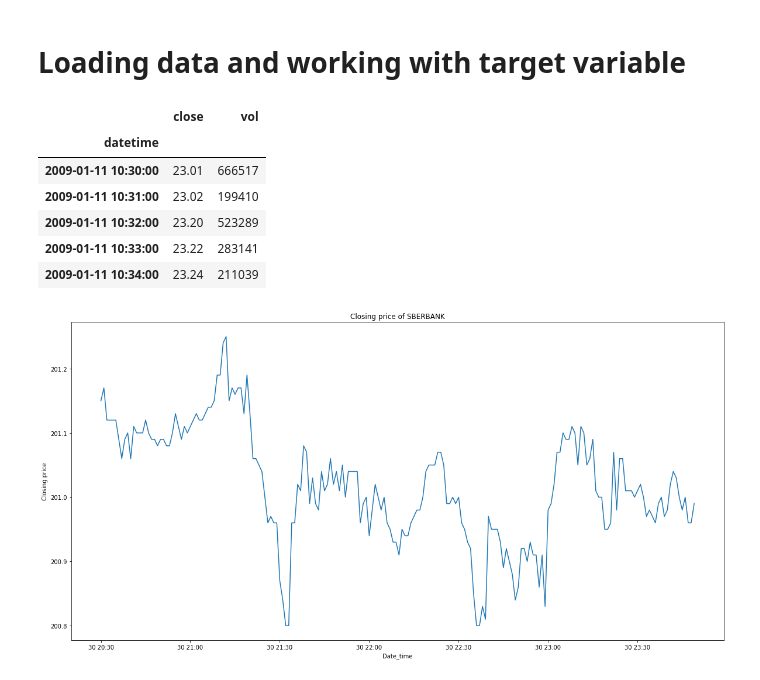
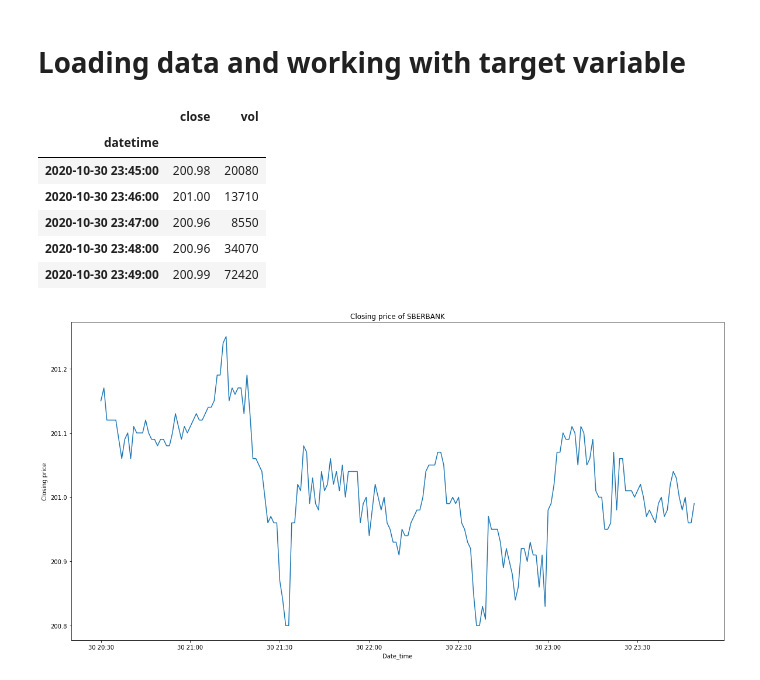
Before and after one commit to Quotermain/sber_stock_analysis, a Jupyter notebook: analysis.ipynb, the cells around one changed output. Saved outputs shown, nothing was run; the diff lists cells and outputs as text; code cells hidden in the pictures.

```diff
--- a/analysis.ipynb
+++ b/analysis.ipynb
@@ -11,21 +13,22 @@ plt.rcParams["figure.figsize"] = (20,10)
 # %%
 data = pd.read_csv(
     'data/SBER.txt',
     usecols=['<DATE>', '<TIME>', '<CLOSE>', '<VOL>'],
-    parse_dates=[['<DATE>', '<TIME>']]
+    parse_dates=[['<DATE>', '<TIME>']],
+    dayfirst=True
 )
 data.columns = ['datetime', 'close', 'vol']
 data.set_index('datetime', inplace=True)
 
-data.head()
+data.tail()
 # %% [output]
 |  | close | vol |
 | datetime |  |  |
-| 2009-01-11 10:30:00 | 23.01 | 666517 |
-| 2009-01-11 10:31:00 | 23.02 | 199410 |
-| 2009-01-11 10:32:00 | 23.20 | 523289 |
-| 2009-01-11 10:33:00 | 23.22 | 283141 |
-| 2009-01-11 10:34:00 | 23.24 | 211039 |
+| 2020-10-30 23:45:00 | 200.98 | 20080 |
+| 2020-10-30 23:46:00 | 201.00 | 13710 |
+| 2020-10-30 23:47:00 | 200.96 | 8550 |
+| 2020-10-30 23:48:00 | 200.96 | 34070 |
+| 2020-10-30 23:49:00 | 200.99 | 72420 |
 # %%
 plt.plot(data.close[-200:])
 plt.title('Closing price of SBERBANK')
```
Also changed, not shown: parts of 8 cells of this notebook.
